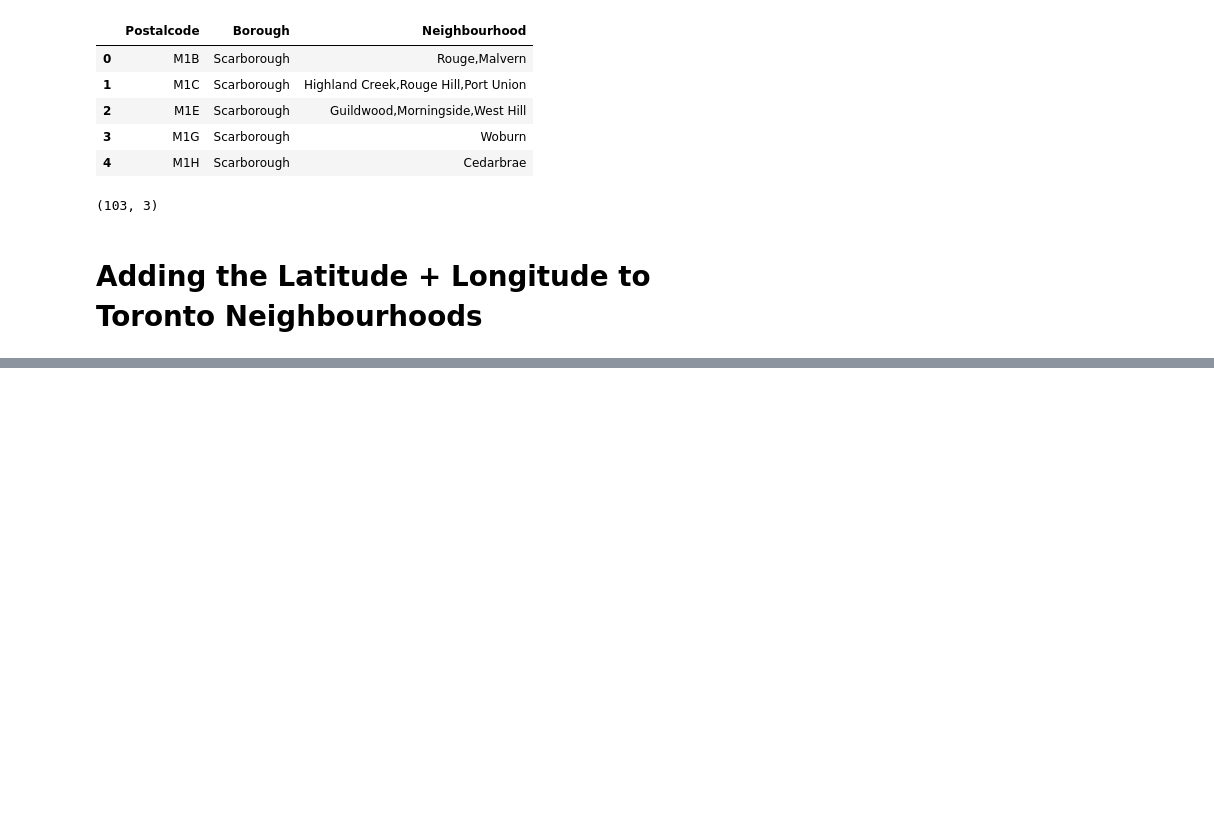
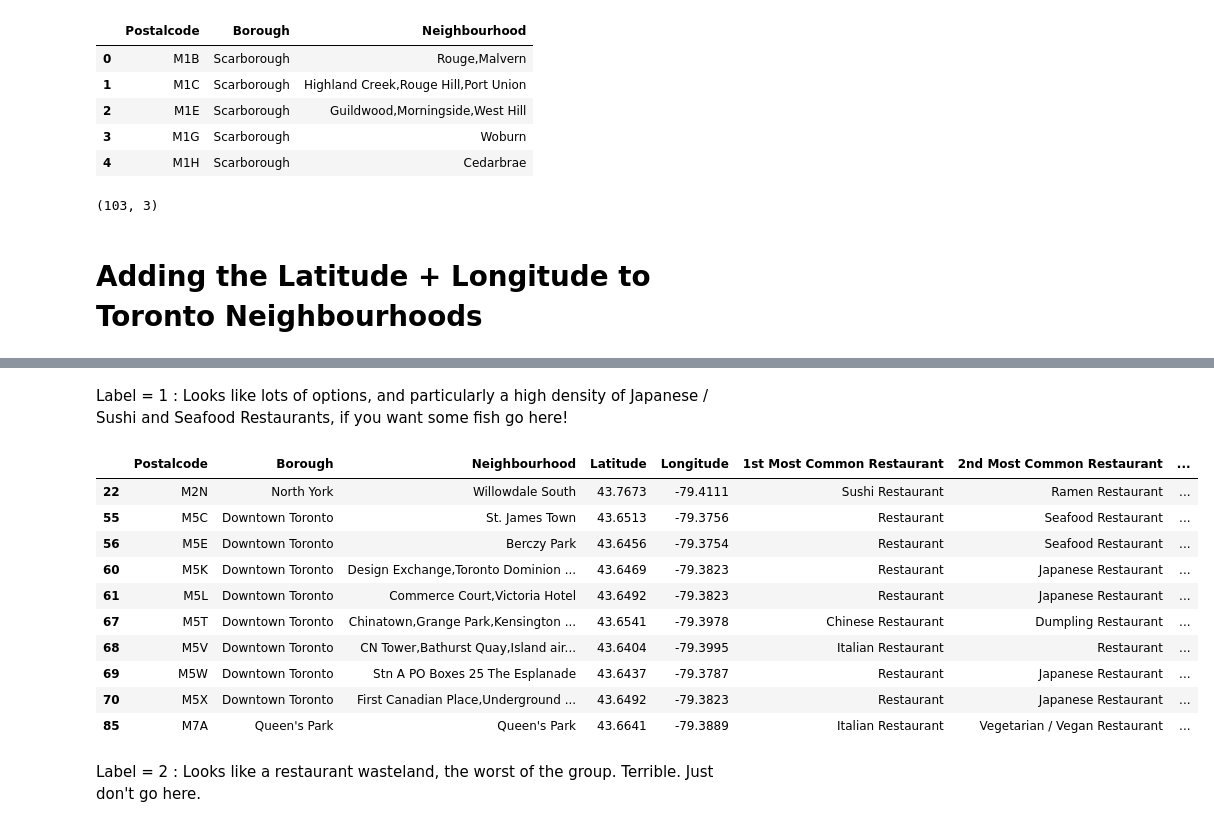
Before and after one commit to cuajo13/Coursera_Capstone, a Jupyter notebook: Toronto Neighborhood Clusters.ipynb, the cells around one changed output, grey strips where cells are left out. Saved outputs shown, nothing was run; the diff lists cells and outputs as text; code cells hidden in the pictures; blank space fills up the shorter version.

```diff
--- a/Toronto Neighborhood Clusters.ipynb
+++ b/Toronto Neighborhood Clusters.ipynb
@@ -54,0 +503,18 @@ toronto_hoods_lat_lon.shape
+# %% [markdown]
+Label = 1 : Looks like lots of options, and particularly a high density of Japanese / Sushi and Seafood Restaurants, if you want some fish go here!
+# %%
+merged[merged['Cluster Labels']==1]
+# %% [output]
+|  | Postalcode | Borough | Neighbourhood | Latitude | Longitude | 1st Most Common Restaurant | 2nd Most Common Restaurant | ... |
+| 22 | M2N | North York | Willowdale South | 43.7673 | -79.4111 | Sushi Restaurant | Ramen Restaurant | ... |
+| 55 | M5C | Downtown Toronto | St. James Town | 43.6513 | -79.3756 | Restaurant | Seafood Restaurant | ... |
+| 56 | M5E | Downtown Toronto | Berczy Park | 43.6456 | -79.3754 | Restaurant | Seafood Restaurant | ... |
+| 60 | M5K | Downtown Toronto | Design Exchange,Toronto Dominion ... | 43.6469 | -79.3823 | Restaurant | Japanese Restaurant | ... |
+| 61 | M5L | Downtown Toronto | Commerce Court,Victoria Hotel | 43.6492 | -79.3823 | Restaurant | Japanese Restaurant | ... |
+| 67 | M5T | Downtown Toronto | Chinatown,Grange Park,Kensington ... | 43.6541 | -79.3978 | Chinese Restaurant | Dumpling Restaurant | ... |
+| 68 | M5V | Downtown Toronto | CN Tower,Bathurst Quay,Island air... | 43.6404 | -79.3995 | Italian Restaurant | Restaurant | ... |
+| 69 | M5W | Downtown Toronto | Stn A PO Boxes 25 The Esplanade | 43.6437 | -79.3787 | Restaurant | Japanese Restaurant | ... |
+| 70 | M5X | Downtown Toronto | First Canadian Place,Underground ... | 43.6492 | -79.3823 | Restaurant | Japanese Restaurant | ... |
+| 85 | M7A | Queen's Park | Queen's Park | 43.6641 | -79.3889 | Italian Restaurant | Vegetarian / Vegan Restaurant | ... |
+# %% [markdown]
+Label = 2 : Looks like a restaurant wasteland, the worst of the group.  Terrible.  Just don't go here.
```
Also changed, not shown: parts of 61 cells of this notebook.
